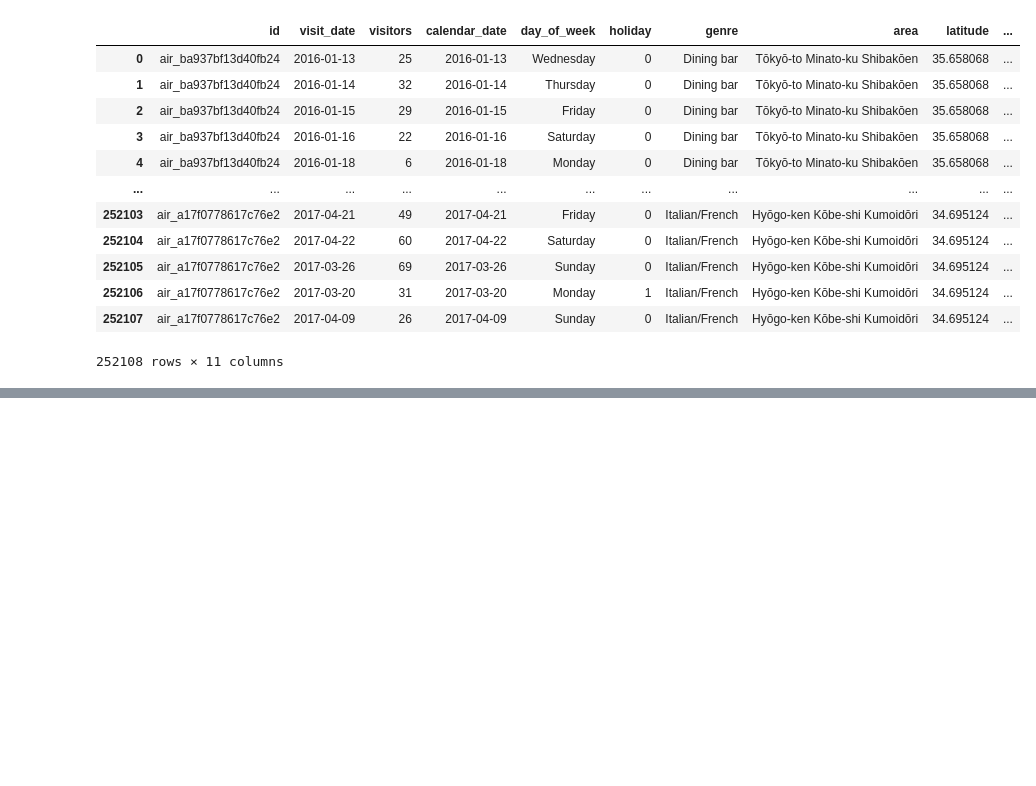
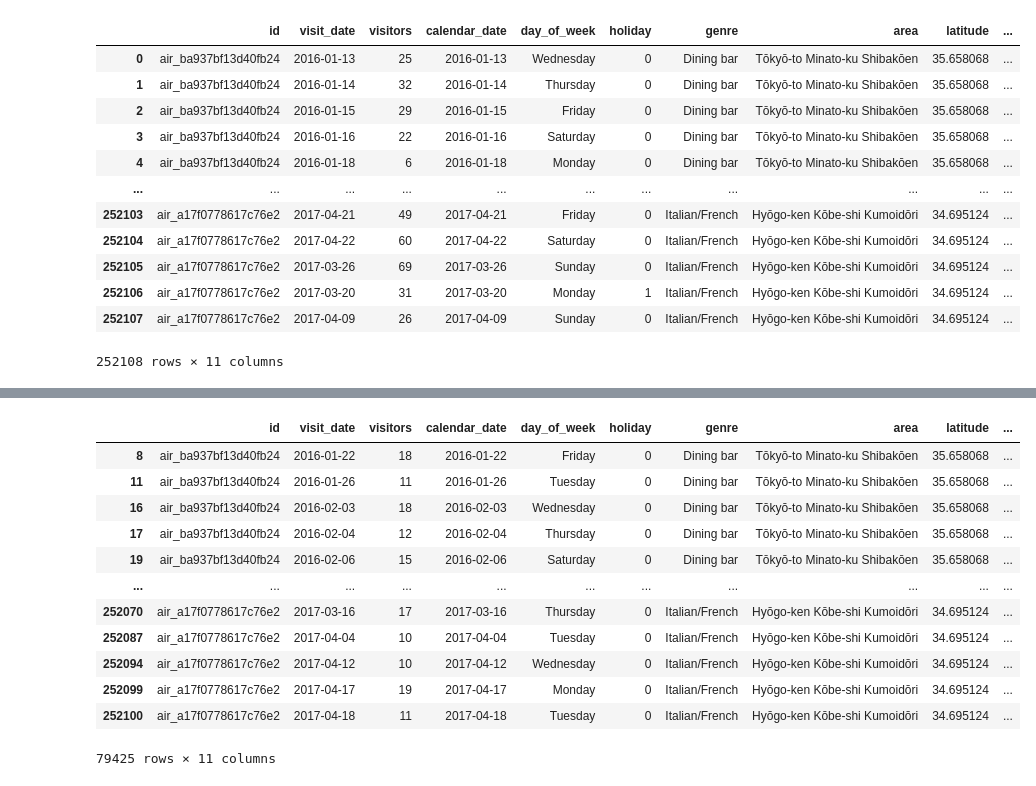
Before and after one commit to fawad07/dat-07-26, a Jupyter notebook: ClassMaterial/Unit2/class5/Class 5 Notebook.ipynb, the cells around one changed output, grey strips where cells are left out. Cells and saved outputs as stored; diff of their text form; code cells hidden in the pictures; blank space fills up the shorter version.

```diff
--- a/ClassMaterial/Unit2/class5/Class 5 Notebook.ipynb
+++ b/ClassMaterial/Unit2/class5/Class 5 Notebook.ipynb
@@ -54,0 +246,16 @@ df
+# %%
+df[df['visitors'].between(10, 20)]
+# %% [output]
+|  | id | visit_date | visitors | calendar_date | day_of_week | holiday | genre | area | latitude | ... |
+| 8 | air_ba937bf13d40fb24 | 2016-01-22 | 18 | 2016-01-22 | Friday | 0 | Dining bar | Tōkyō-to Minato-ku Shibakōen | 35.658068 | ... |
+| 11 | air_ba937bf13d40fb24 | 2016-01-26 | 11 | 2016-01-26 | Tuesday | 0 | Dining bar | Tōkyō-to Minato-ku Shibakōen | 35.658068 | ... |
+| 16 | air_ba937bf13d40fb24 | 2016-02-03 | 18 | 2016-02-03 | Wednesday | 0 | Dining bar | Tōkyō-to Minato-ku Shibakōen | 35.658068 | ... |
+| 17 | air_ba937bf13d40fb24 | 2016-02-04 | 12 | 2016-02-04 | Thursday | 0 | Dining bar | Tōkyō-to Minato-ku Shibakōen | 35.658068 | ... |
+| 19 | air_ba937bf13d40fb24 | 2016-02-06 | 15 | 2016-02-06 | Saturday | 0 | Dining bar | Tōkyō-to Minato-ku Shibakōen | 35.658068 | ... |
+| ... | ... | ... | ... | ... | ... | ... | ... | ... | ... | ... |
+| 252070 | air_a17f0778617c76e2 | 2017-03-16 | 17 | 2017-03-16 | Thursday | 0 | Italian/French | Hyōgo-ken Kōbe-shi Kumoidōri | 34.695124 | ... |
+| 252087 | air_a17f0778617c76e2 | 2017-04-04 | 10 | 2017-04-04 | Tuesday | 0 | Italian/French | Hyōgo-ken Kōbe-shi Kumoidōri | 34.695124 | ... |
+| 252094 | air_a17f0778617c76e2 | 2017-04-12 | 10 | 2017-04-12 | Wednesday | 0 | Italian/French | Hyōgo-ken Kōbe-shi Kumoidōri | 34.695124 | ... |
+| 252099 | air_a17f0778617c76e2 | 2017-04-17 | 19 | 2017-04-17 | Monday | 0 | Italian/French | Hyōgo-ken Kōbe-shi Kumoidōri | 34.695124 | ... |
+| 252100 | air_a17f0778617c76e2 | 2017-04-18 | 11 | 2017-04-18 | Tuesday | 0 | Italian/French | Hyōgo-ken Kōbe-shi Kumoidōri | 34.695124 | ... |
+79425 rows × 11 columns
```
Also changed, not shown: parts of 34 cells of this notebook, 1 other file.
